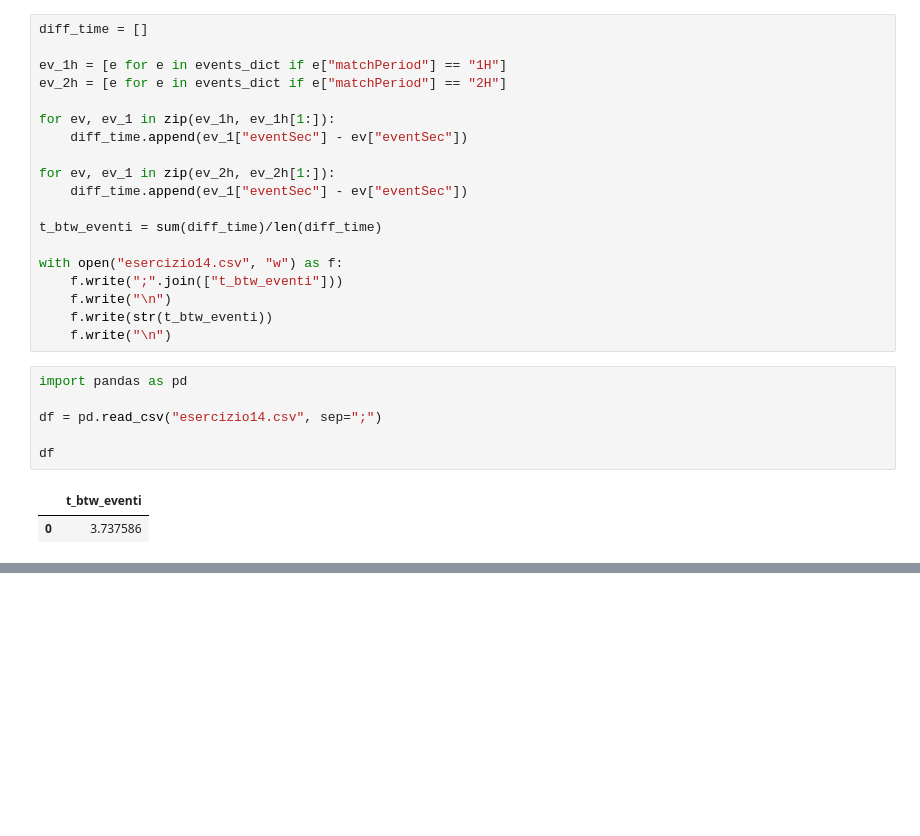
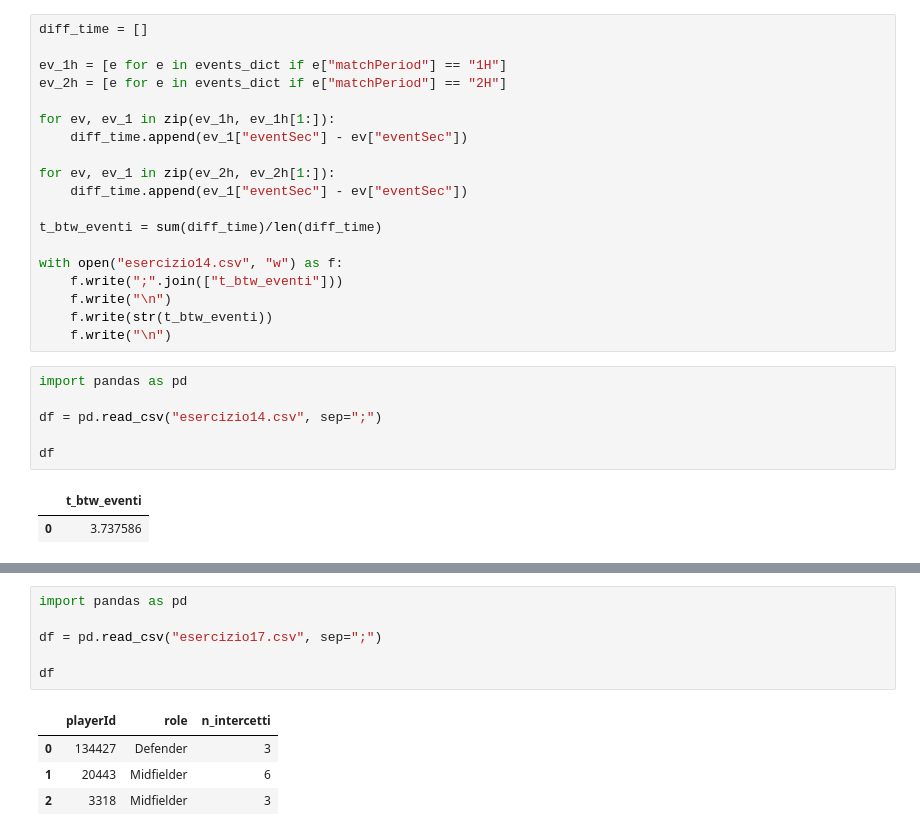
Before and after one commit to gfedi/servififa, a Jupyter notebook: 2019/notebooks/Antonio.ipynb, the cells around one changed output, grey strips where cells are left out. Saved outputs shown, nothing was run; the diff lists cells and outputs as text; blank space fills up the shorter version.

```diff
--- a/2019/notebooks/Antonio.ipynb
+++ b/2019/notebooks/Antonio.ipynb
@@ -340,0 +358,11 @@ df
+# %%
+import pandas as pd
+
+df = pd.read_csv("esercizio17.csv", sep=";")
+
+df
+# %% [output]
+|  | playerId | role | n_intercetti |
+| 0 | 134427 | Defender | 3 |
+| 1 | 20443 | Midfielder | 6 |
+| 2 | 3318 | Midfielder | 3 |
```
Also changed, not shown: parts of 7 cells of this notebook.
